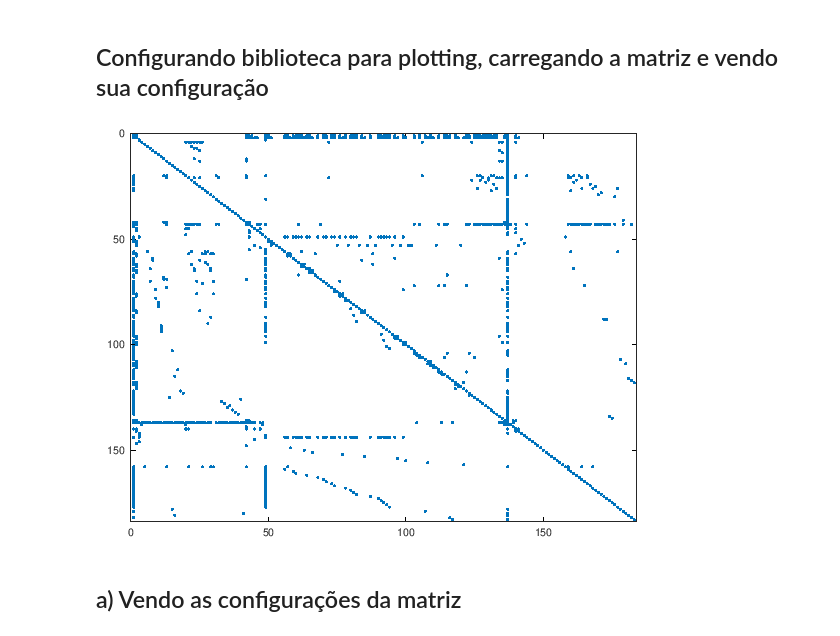
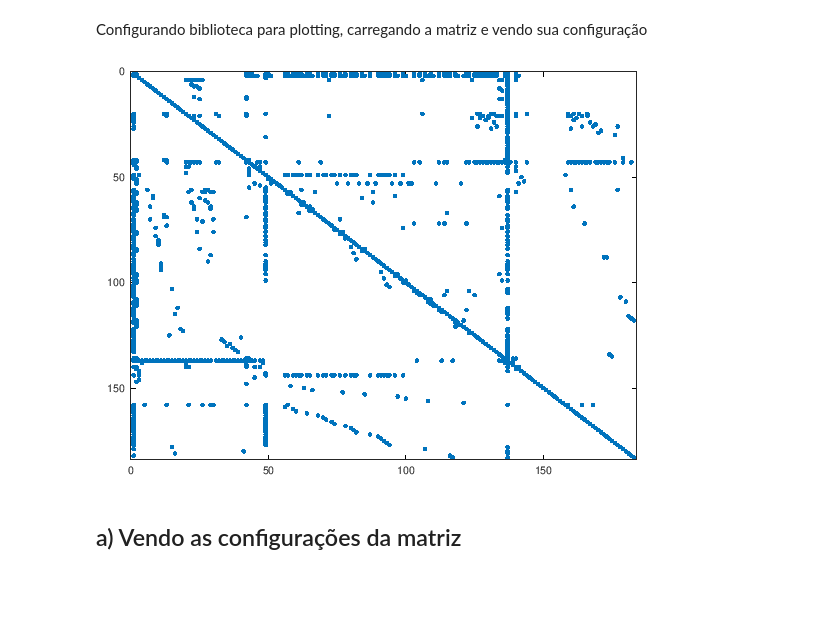
Before and after one commit to Henriquelay/an1-trab1, a Jupyter notebook: Questao2.ipynb, the cells around one changed output. Saved outputs shown, nothing was run; the diff lists cells and outputs as text; code cells hidden in the pictures; blank space fills up the shorter version.

```diff
--- a/Questao2.ipynb
+++ b/Questao2.ipynb
@@ -1,2 +1,2 @@
 # %% [markdown]
-## Configurando biblioteca para plotting, carregando a matriz e vendo sua configuração
+Configurando biblioteca para plotting, carregando a matriz e vendo sua configuração
@@ -3,10 +5,9 @@
 # %%
-graphics_toolkit ("gnuplot"); % required
 load trab1/arquivos/fs_183_3.mat;
 fs183 = Problem.A;
-spy(fs183)
+spy(fs183, 10, ".")
 # %% [output]
-[figure, old version]
+[figure, new version]
 # %% [markdown]
 ## a) Vendo as configurações da matriz
 # %%
```
Also changed, not shown: parts of 15 cells of this notebook.
